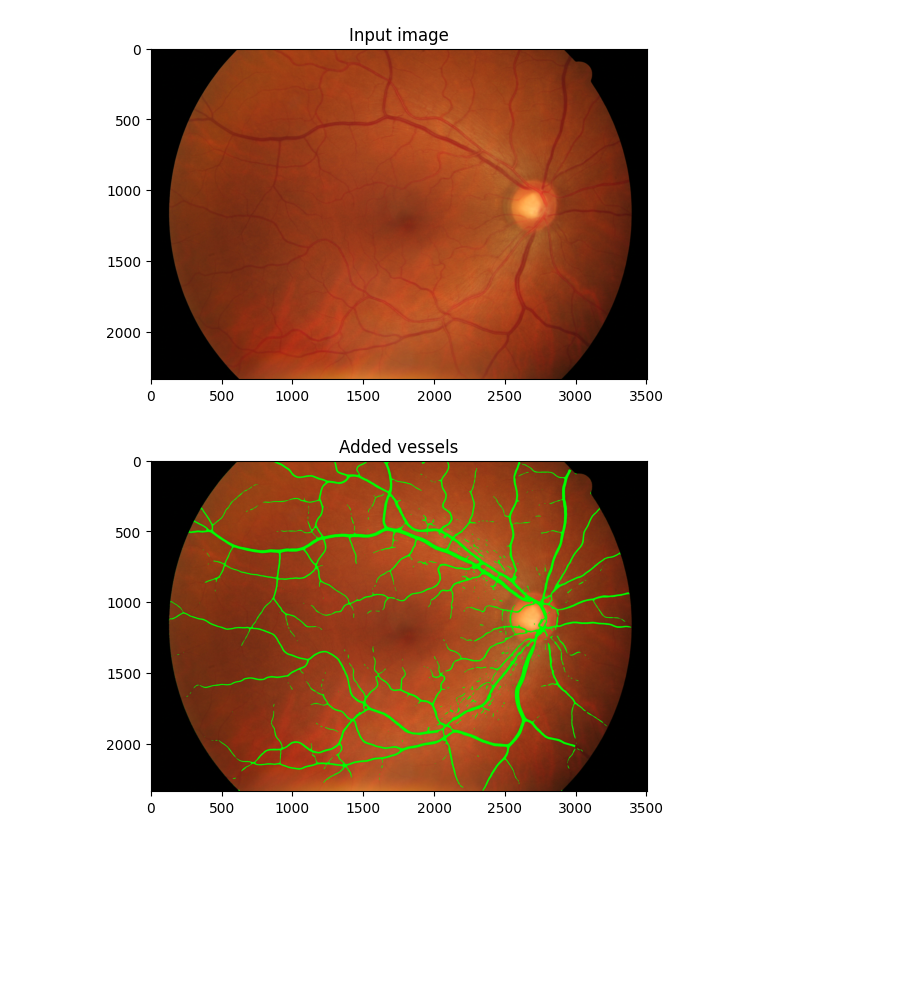
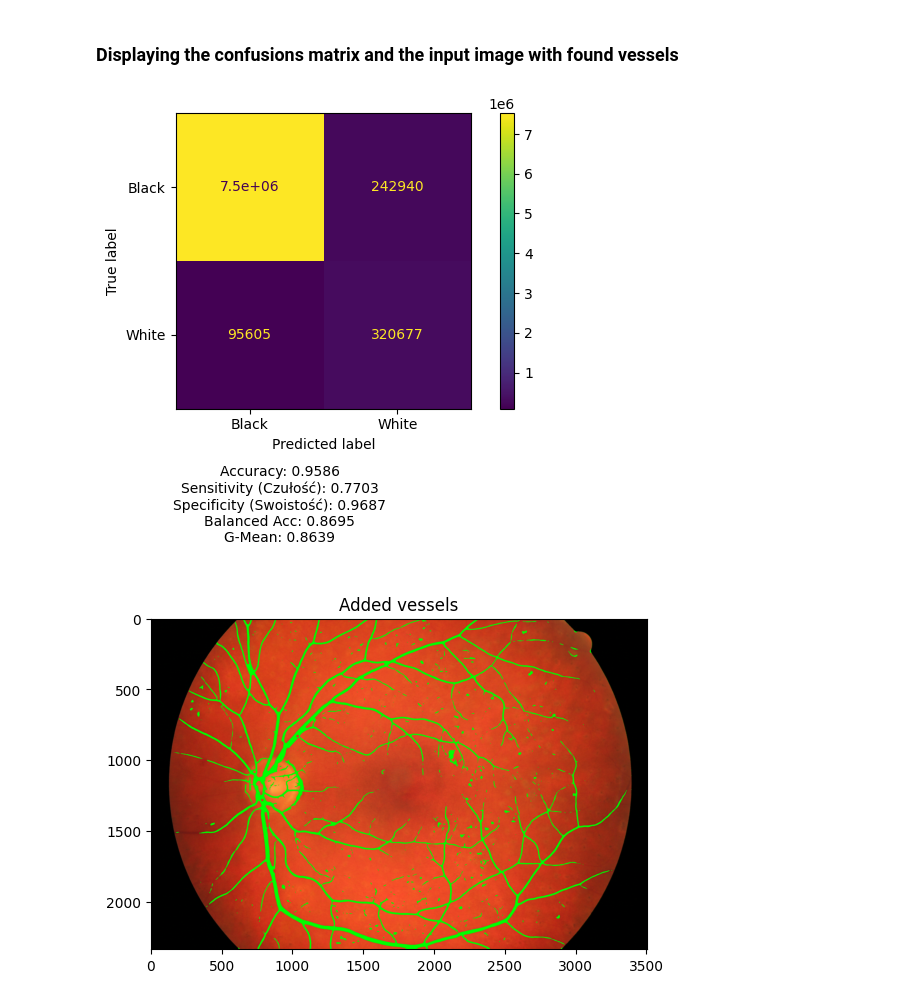
Before and after one commit to StanislawMarszalek/segmentation-of-fundus-images, a Jupyter notebook: vessel_segmentation_app.ipynb, the cells around one changed output. Cells and saved outputs as stored; diff of their text form; code cells hidden in the pictures; blank space fills up the shorter version.

Commit message:
Add GUI to choose the input image and the threshold

```diff
--- a/vessel_segmentation_app.ipynb
+++ b/vessel_segmentation_app.ipynb
@@ -18,0 +33,28 @@ USED DEVICE: cuda
+# %%
+
+#Prog do ustalenia czy piksel jest biały czy czarny
+threshold=widgets.FloatSlider(
+    value=0.01,
+    min=0.001,
+    max=0.02,
+    step=0.0005,
+    description='Threshold value:',
+    disabled=False,
+    continuous_update=False,
+    orientation='horizontal',
+    readout=True,
+    readout_format='.4f',
+    layout=widgets.Layout(width='auto')
+)
+
+cbox=widgets.Combobox(
+
+    placeholder='Choose an image',
+    options=input_images,
+    description='Combobox:',
+    ensure_option=True,
+    disabled=False,
+    layout=widgets.Layout(width='auto')
+)
+sliders=widgets.VBox([threshold,cbox],layout=widgets.Layout(width='45%'))
+display(sliders)
@@ -52,7 +113,11 @@ create_confusions_matrix(true_vessels,vessels)
-# %%
-show_img(img_copy,"Input image",False)
-img=draw_vessels(img_copy,vessels)
-show_img(img,"Added vessels",False)
-# %% [output]
-[figure, removed]
-[figure, removed]
+# %% [markdown]
+### Displaying the confusions matrix and the input image with found vessels
+# %%
+if mask is not None and true_vessels is not None:
+
+     create_confusions_matrix(true_vessels,vessels)
+     img=draw_vessels(img_copy,vessels)
+     show_img(img,"Added vessels",False)
+# %% [output]
+[figure, added]
+[figure, added]
```
Also changed, not shown: parts of 8 cells of this notebook.
